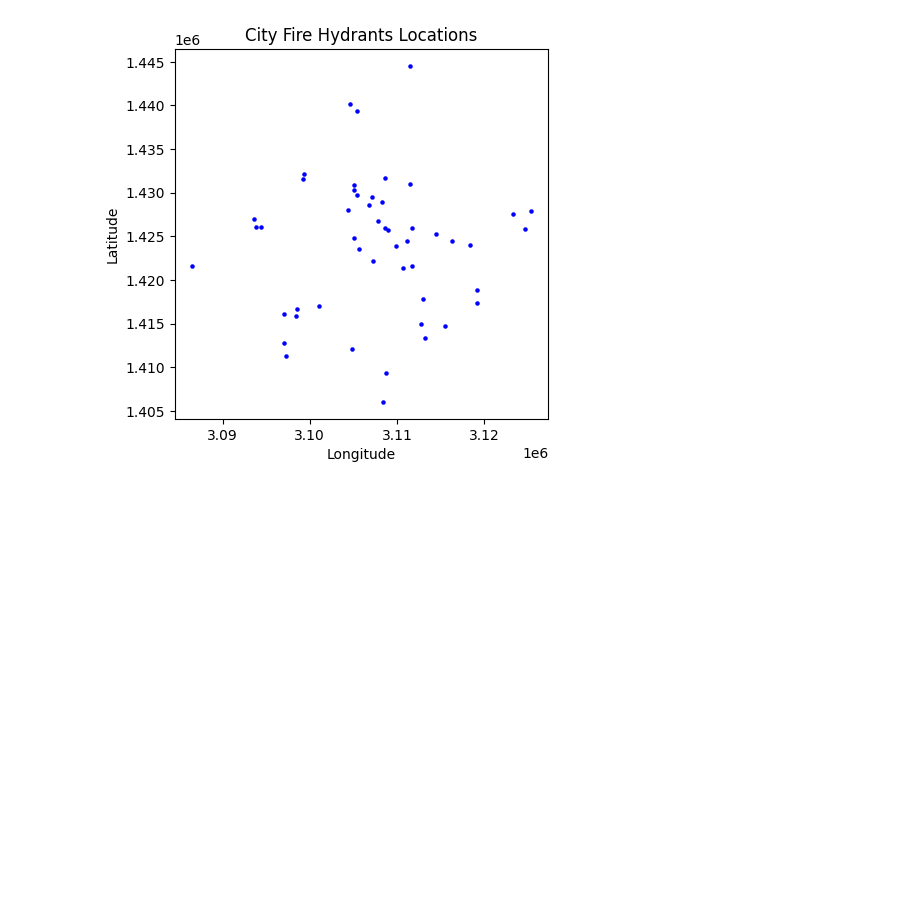
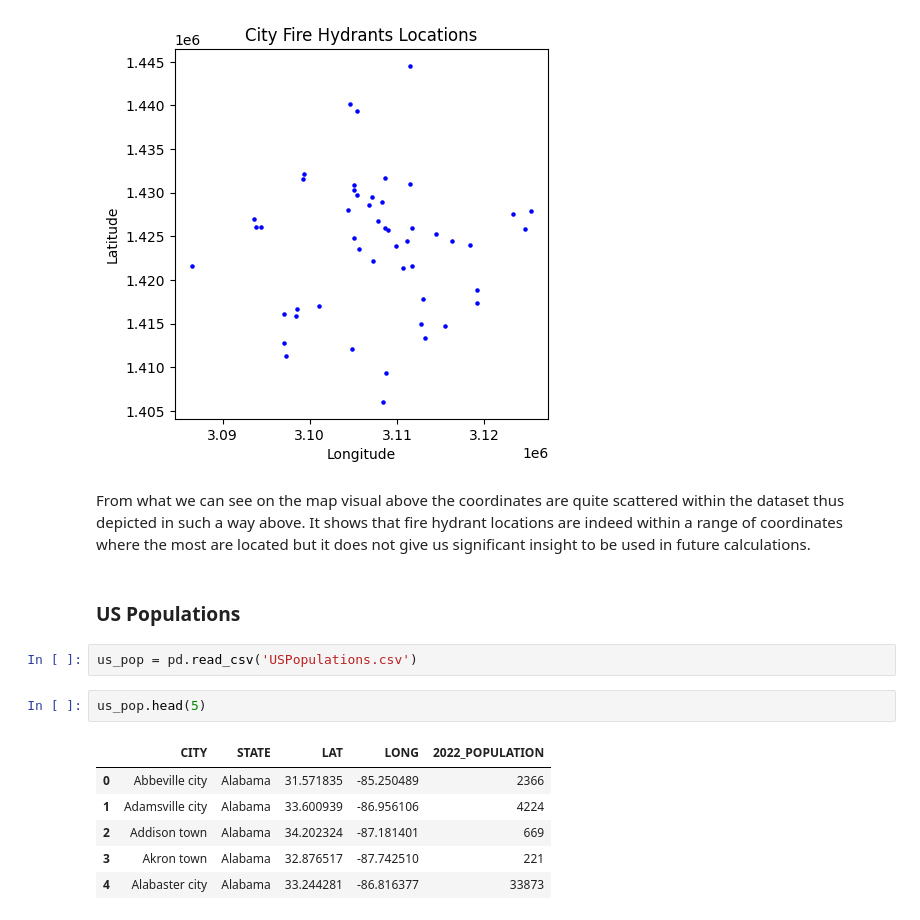
Before and after one commit to angeliki-tzanou/datasci_7_geospatial, a Jupyter notebook: HHA_507_Week_7.ipynb, the cells around one changed output. Cells and saved outputs as stored; diff of their text form; blank space fills up the shorter version.

```diff
--- a/HHA_507_Week_7.ipynb
+++ b/HHA_507_Week_7.ipynb
@@ -173,3 +173,18 @@ plt.ylabel('Latitude')
 plt.show()
 # %% [output]
 [figure]
+# %% [markdown]
+From what we can see on the map visual above the coordinates are quite scattered within the dataset thus depicted in such a way above. It shows that fire hydrant locations are indeed within  a range of coordinates where the most are located but it does not give us significant insight to be used in future calculations.
+# %% [markdown]
+### US Populations
+# %%
+us_pop = pd.read_csv('USPopulations.csv')
+# %%
+us_pop.head(5)
+# %% [output]
+|  | CITY | STATE | LAT | LONG | 2022_POPULATION |
+| 0 | Abbeville city | Alabama | 31.571835 | -85.250489 | 2366 |
+| 1 | Adamsville city | Alabama | 33.600939 | -86.956106 | 4224 |
+| 2 | Addison town | Alabama | 34.202324 | -87.181401 | 669 |
+| 3 | Akron town | Alabama | 32.876517 | -87.742510 | 221 |
+| 4 | Alabaster city | Alabama | 33.244281 | -86.816377 | 33873 |
```
Also changed, not shown: parts of 1 cell of this notebook.
